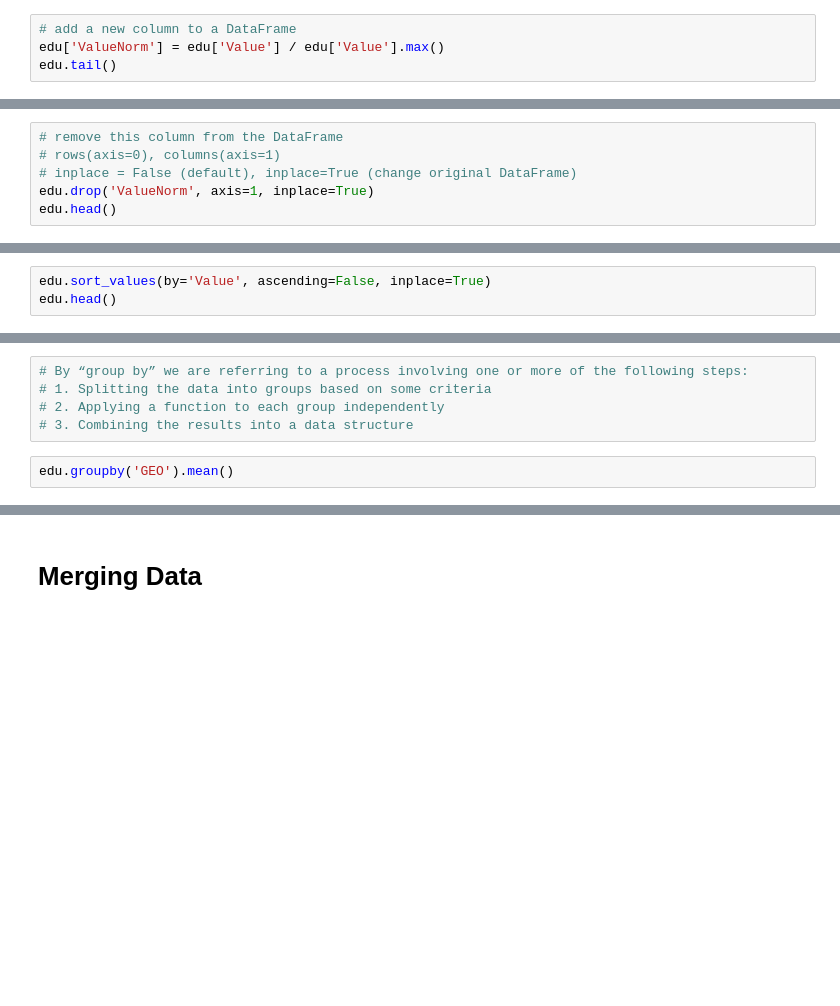
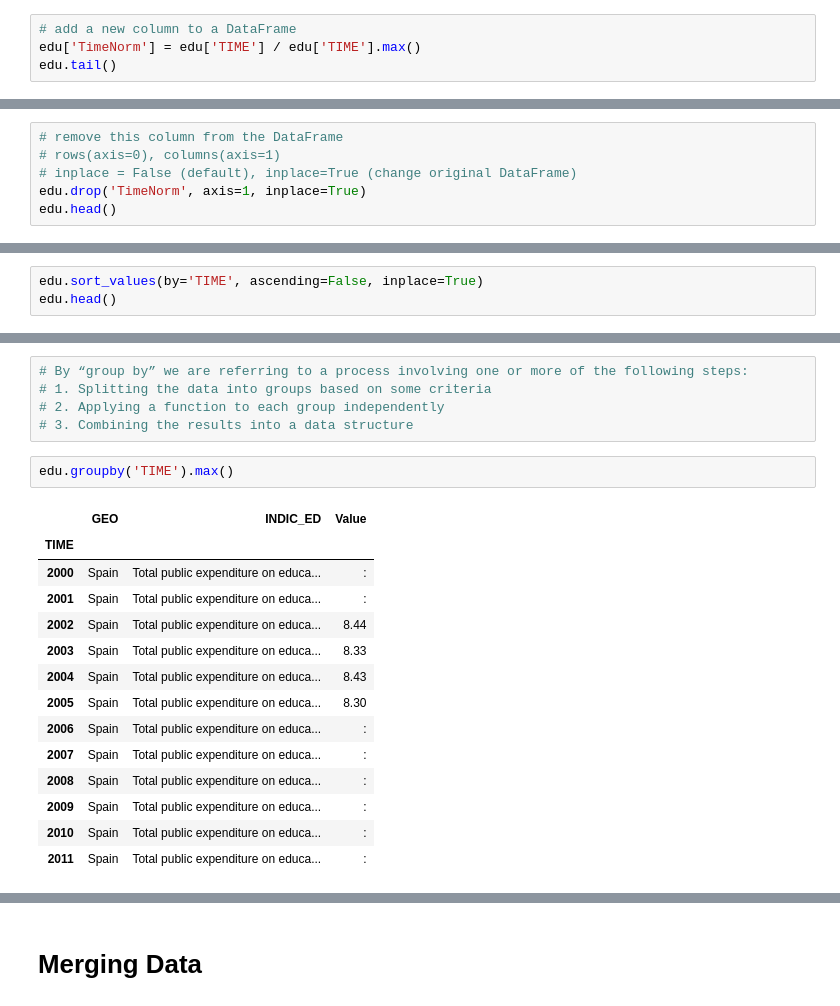
Before and after one commit to Tuwaiq-DS-ML-bootcamp-V-7/Day-8, a Jupyter notebook: 3-Pandas.ipynb, the cells around one changed output, grey strips where cells are left out. Drawn from its saved outputs; the diff is of its cells as text; blank space fills up the shorter version.

```diff
--- a/3-Pandas.ipynb
+++ b/3-Pandas.ipynb
@@ -212,4 +699,4 @@ edu[['Value','TIME']].apply(lambda)
 # %%
 # add a new column to a DataFrame
-edu['ValueNorm'] = edu['Value'] / edu['Value'].max()
+edu['TimeNorm'] = edu['TIME'] / edu['TIME'].max()
 edu.tail()
@@ -219,5 +727,5 @@ edu
 # remove this column from the DataFrame
 # rows(axis=0), columns(axis=1)
 # inplace = False (default), inplace=True (change original DataFrame)
-edu.drop('ValueNorm', axis=1, inplace=True)
+edu.drop('TimeNorm', axis=1, inplace=True)
 edu.head()
@@ -239,5 +784,5 @@ edu.drop(edu.index, inplace=False)
 # %% [markdown]
 # Sorting
 # %%
-edu.sort_values(by='Value', ascending=False, inplace=True)
+edu.sort_values(by='TIME', ascending=False, inplace=True)
 edu.head()
@@ -253,6 +812,21 @@ edu.head()
 # 2. Applying a function to each group independently
 # 3. Combining the results into a data structure
 # %%
-edu.groupby('GEO').mean()
+edu.groupby('TIME').max()
+# %% [output]
+|  | GEO | INDIC_ED | Value |
+| TIME |  |  |  |
+| 2000 | Spain | Total public expenditure on educa... | : |
+| 2001 | Spain | Total public expenditure on educa... | : |
+| 2002 | Spain | Total public expenditure on educa... | 8.44 |
+| 2003 | Spain | Total public expenditure on educa... | 8.33 |
+| 2004 | Spain | Total public expenditure on educa... | 8.43 |
+| 2005 | Spain | Total public expenditure on educa... | 8.30 |
+| 2006 | Spain | Total public expenditure on educa... | : |
+| 2007 | Spain | Total public expenditure on educa... | : |
+| 2008 | Spain | Total public expenditure on educa... | : |
+| 2009 | Spain | Total public expenditure on educa... | : |
+| 2010 | Spain | Total public expenditure on educa... | : |
+| 2011 | Spain | Total public expenditure on educa... | : |
 # %%
 # like group by in sql
```
Also changed, not shown: parts of 71 cells of this notebook.
